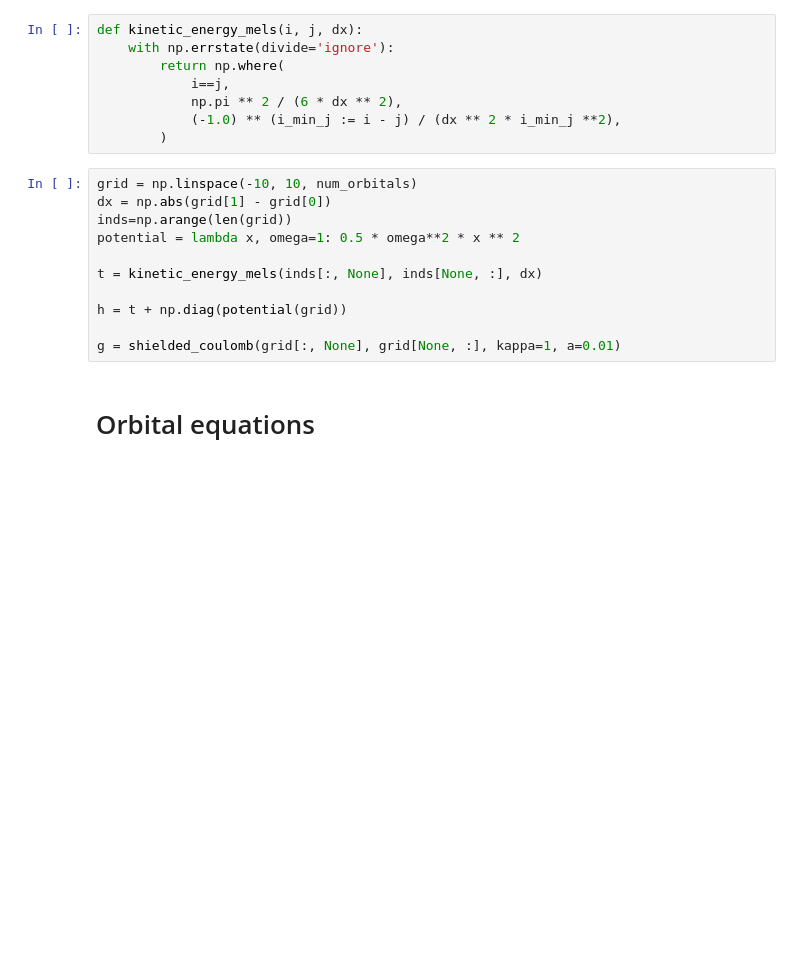
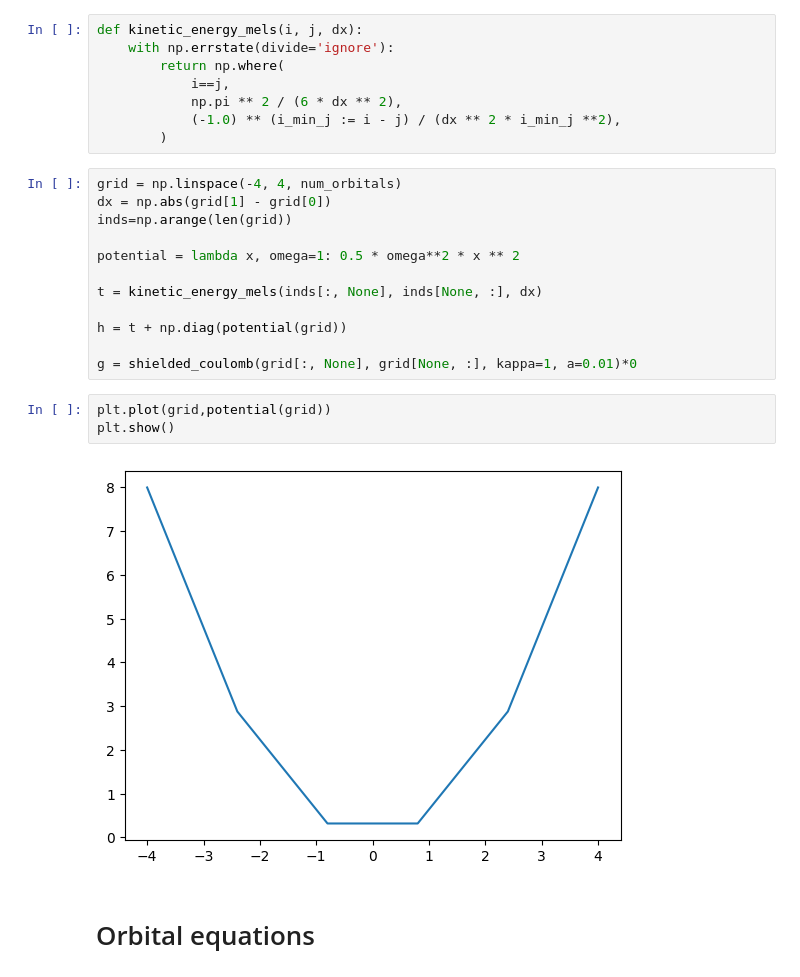
Before and after one commit to leoskar/mctdhf, a Jupyter notebook: MCTDHF_sinc.ipynb, the cells around one changed output. Cells and saved outputs as stored; diff of their text form; blank space fills up the shorter version.

```diff
--- a/MCTDHF_sinc.ipynb
+++ b/MCTDHF_sinc.ipynb
@@ -97,16 +97,22 @@ def kinetic_energy_mels(i, j, dx):
             (-1.0) ** (i_min_j := i - j) / (dx ** 2 * i_min_j **2),
         )
 # %%
-grid = np.linspace(-10, 10, num_orbitals)
+grid = np.linspace(-4, 4, num_orbitals)
 dx = np.abs(grid[1] - grid[0])
 inds=np.arange(len(grid))
+
 potential = lambda x, omega=1: 0.5 * omega**2 * x ** 2
 
 t = kinetic_energy_mels(inds[:, None], inds[None, :], dx)
 
 h = t + np.diag(potential(grid))
 
-g = shielded_coulomb(grid[:, None], grid[None, :], kappa=1, a=0.01)
+g = shielded_coulomb(grid[:, None], grid[None, :], kappa=1, a=0.01)*0
+# %%
+plt.plot(grid,potential(grid))
+plt.show()
+# %% [output]
+[figure, added]
 # %% [markdown]
 # Orbital equations
 # %% [markdown]
```
Also changed, not shown: parts of 14 cells of this notebook, 3 other files.
